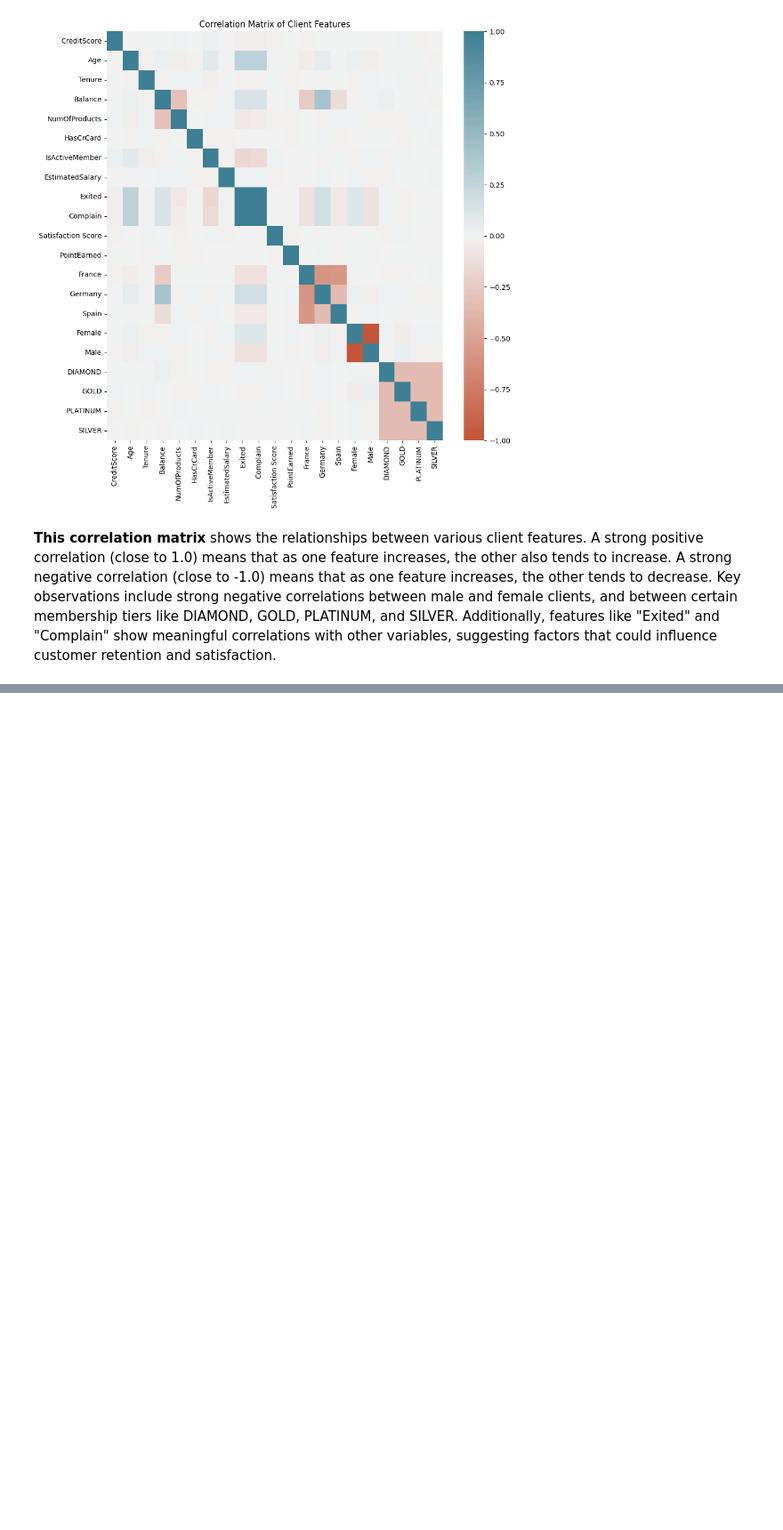
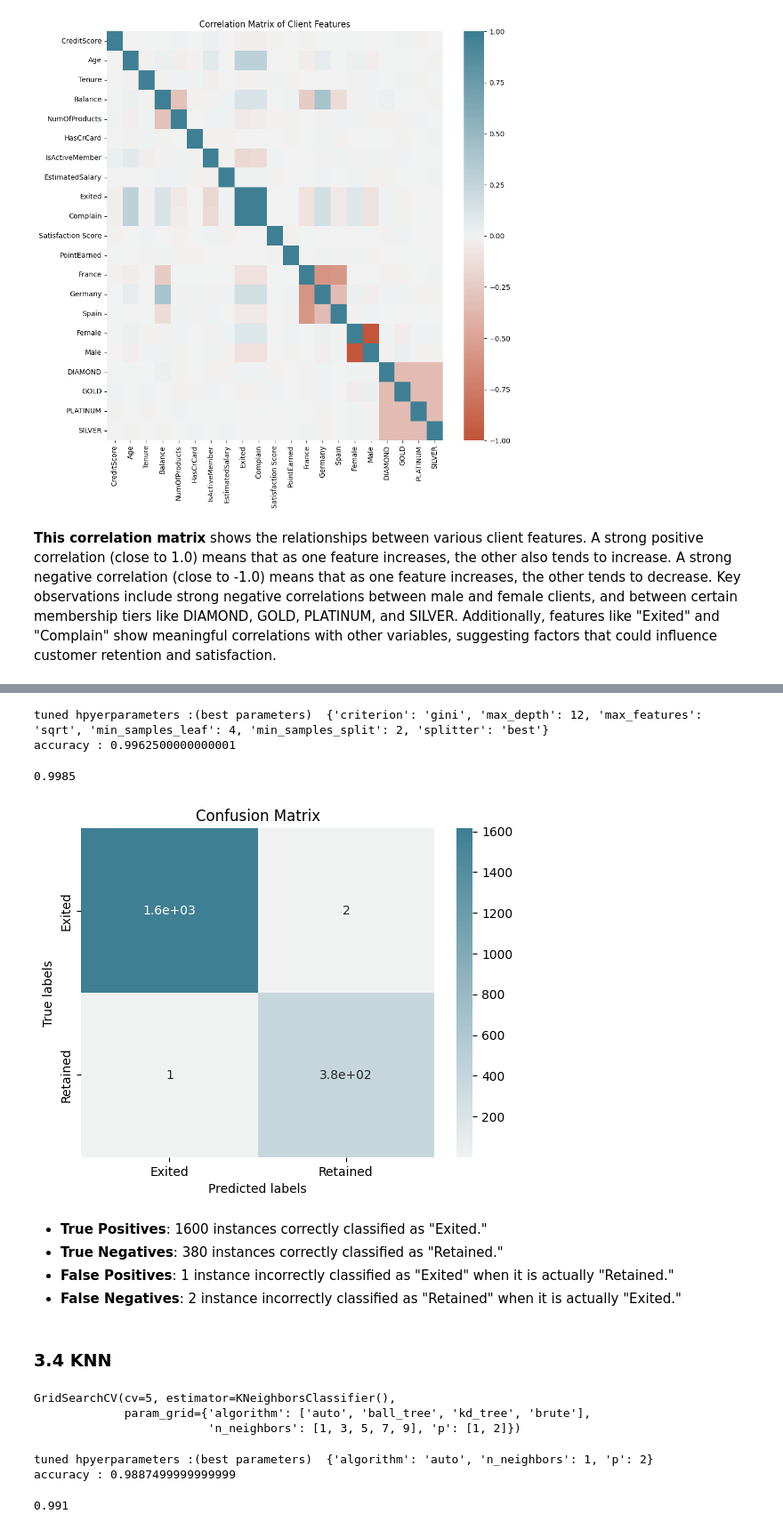
Before and after one commit to Abderrahmane-Chafi/BankCustomerChurnAnalysis, a Jupyter notebook: notebook794dc85e40.ipynb, the cells around one changed output, grey strips where cells are left out. Shown at 89% size. Cells and saved outputs as stored; diff of their text form; code cells hidden in the pictures; blank space fills up the shorter version.

```diff
--- a/notebook794dc85e40.ipynb
+++ b/notebook794dc85e40.ipynb
@@ -295,0 +427,11 @@ plt.show()
+# %%
+parameters = {'criterion': ['gini', 'entropy'],
+     'splitter': ['best', 'random'],
+     'max_depth': [2, 4, 6, 8, 10, 12, 14, 16, 18],
+     'max_features': ['sqrt'],
+     'min_samples_leaf': [1, 2, 4],
+     'min_samples_split': [2, 5, 10]}
+
+tree = DecisionTreeClassifier()
+tree_cv = GridSearchCV(tree, parameters, cv=5)
+tree_cv.fit(X_train, Y_train)
@@ -295,0 +446,46 @@ plt.show()
+# %%
+print("tuned hpyerparameters :(best parameters) ",tree_cv.best_params_)
+print("accuracy :",tree_cv.best_score_)
+# %% [output]
+tuned hpyerparameters :(best parameters)  {'criterion': 'gini', 'max_depth': 12, 'max_features': 'sqrt', 'min_samples_leaf': 4, 'min_samples_split': 2, 'splitter': 'best'}
+accuracy : 0.9962500000000001
+# %%
+tree_accuracy = tree_cv.score(X_test, Y_test)
+tree_accuracy
+# %% [output]
+0.9985
+# %%
+yhat = tree_cv.predict(X_test)
+plot_confusion_matrix(Y_test,yhat)
+# %% [output]
+[figure, added]
+# %% [markdown]
+* **True Positives**: 1600 instances correctly classified as "Exited."
+* **True Negatives**: 380 instances correctly classified as "Retained."
+* **False Positives**: 1 instance incorrectly classified as "Exited" when it is actually "Retained."
+* **False Negatives**: 2 instance incorrectly classified as "Retained" when it is actually "Exited."
+# %% [markdown]
+### 3.4 KNN
+# %%
+parameters = {'n_neighbors': [1, 3, 5, 7, 9],
+              'algorithm': ['auto', 'ball_tree', 'kd_tree', 'brute'],
+              'p': [1,2]}
+
+KNN = KNeighborsClassifier()
+knn_cv = GridSearchCV(KNN, parameters, cv=5)
+knn_cv.fit(X_train, Y_train)
+# %% [output]
+GridSearchCV(cv=5, estimator=KNeighborsClassifier(),
+             param_grid={'algorithm': ['auto', 'ball_tree', 'kd_tree', 'brute'],
+                         'n_neighbors': [1, 3, 5, 7, 9], 'p': [1, 2]})
+# %%
+print("tuned hpyerparameters :(best parameters) ",knn_cv.best_params_)
+print("accuracy :",knn_cv.best_score_)
+# %% [output]
+tuned hpyerparameters :(best parameters)  {'algorithm': 'auto', 'n_neighbors': 1, 'p': 2}
+accuracy : 0.9887499999999999
+# %%
+knn_accuracy = knn_cv.score(X_test, Y_test)
+knn_accuracy
+# %% [output]
+0.991
```
Also changed, not shown: parts of 27 cells of this notebook.
